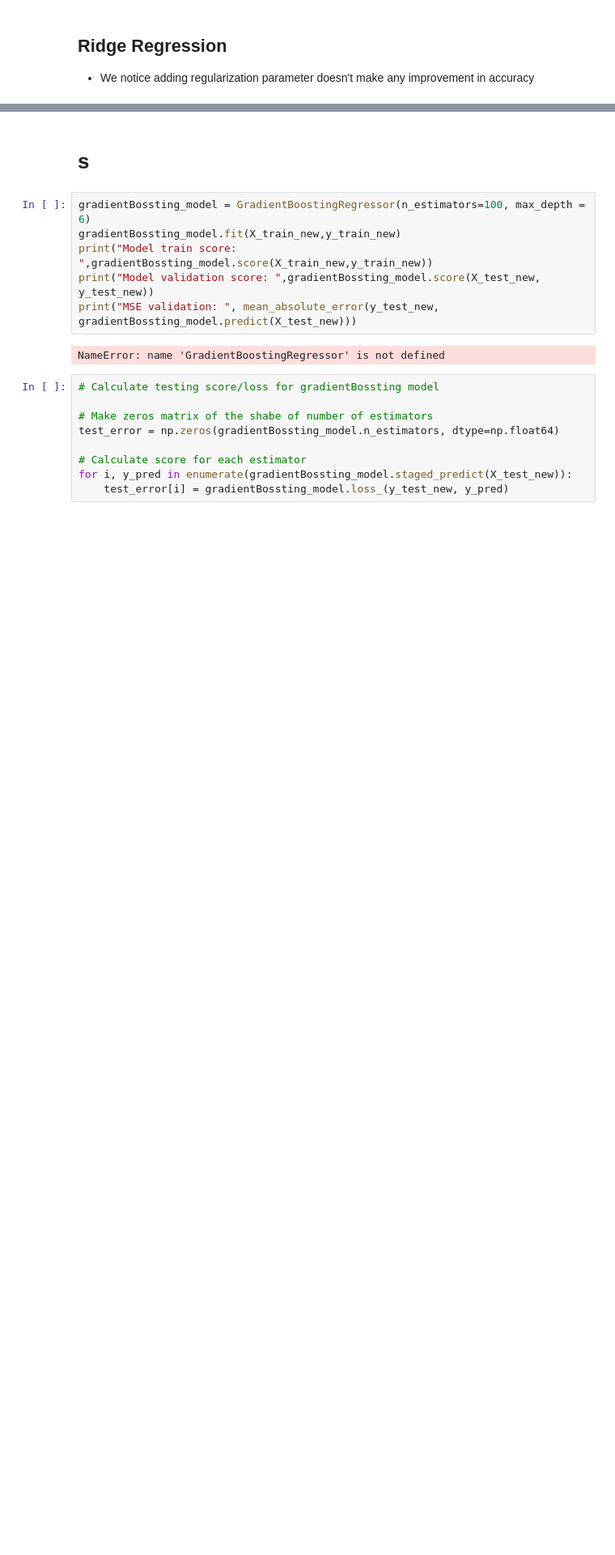
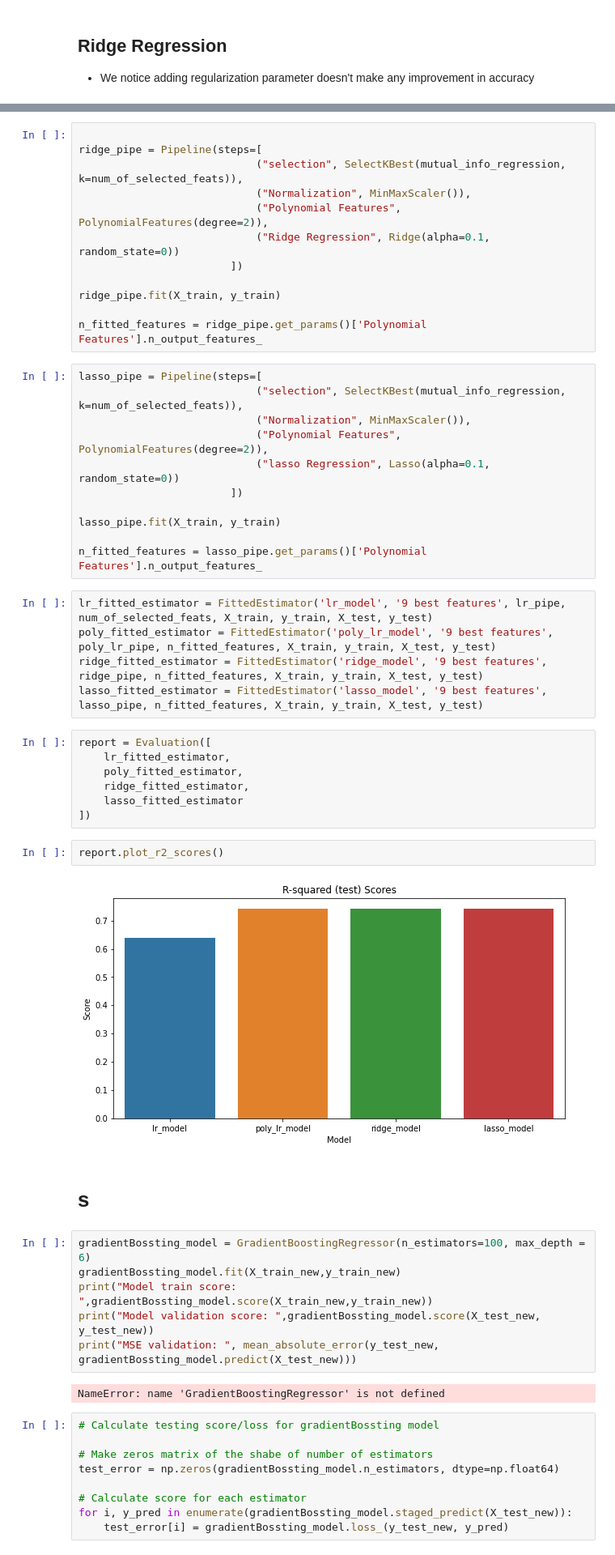
Before and after one commit to Nicola-Ibrahim/House-price-prediction, a Jupyter notebook: House pricing prediction - Model.ipynb, the cells around one changed output, grey strips where cells are left out. Shown at 81% size. Cells and saved outputs as stored; diff of their text form; blank space fills up the shorter version.

Commit message:
Added general evaluation report for models

```diff
--- a/House pricing prediction - Model.ipynb
+++ b/House pricing prediction - Model.ipynb
@@ -896,3 +939,42 @@ Test score:  0.746951979673101
+# %%
+
+ridge_pipe = Pipeline(steps=[
+                            ("selection", SelectKBest(mutual_info_regression, k=num_of_selected_feats)),
+                            ("Normalization", MinMaxScaler()),
+                            ("Polynomial Features", PolynomialFeatures(degree=2)),
+                            ("Ridge Regression", Ridge(alpha=0.1, random_state=0))
+                        ])
+
+ridge_pipe.fit(X_train, y_train)
+
+n_fitted_features = ridge_pipe.get_params()['Polynomial Features'].n_output_features_
+# %%
+lasso_pipe = Pipeline(steps=[
+                            ("selection", SelectKBest(mutual_info_regression, k=num_of_selected_feats)),
+                            ("Normalization", MinMaxScaler()),
+                            ("Polynomial Features", PolynomialFeatures(degree=2)),
+                            ("lasso Regression", Lasso(alpha=0.1, random_state=0))
+                        ])
+
+lasso_pipe.fit(X_train, y_train)
+
+n_fitted_features = lasso_pipe.get_params()['Polynomial Features'].n_output_features_
+# %%
+lr_fitted_estimator = FittedEstimator('lr_model', '9 best features', lr_pipe, num_of_selected_feats, X_train, y_train, X_test, y_test)
+poly_fitted_estimator = FittedEstimator('poly_lr_model', '9 best features', poly_lr_pipe, n_fitted_features, X_train, y_train, X_test, y_test)
+ridge_fitted_estimator = FittedEstimator('ridge_model', '9 best features', ridge_pipe, n_fitted_features, X_train, y_train, X_test, y_test)
+lasso_fitted_estimator = FittedEstimator('lasso_model', '9 best features', lasso_pipe, n_fitted_features, X_train, y_train, X_test, y_test)
+# %%
+report = Evaluation([
+    lr_fitted_estimator,
+    poly_fitted_estimator,
+    ridge_fitted_estimator,
+    lasso_fitted_estimator
+])
+# %%
+report.plot_r2_scores()
+# %% [output]
+[figure, added]
 # %% [markdown]
 # s
 # %%
```
Also changed, not shown: parts of 14 cells of this notebook.
